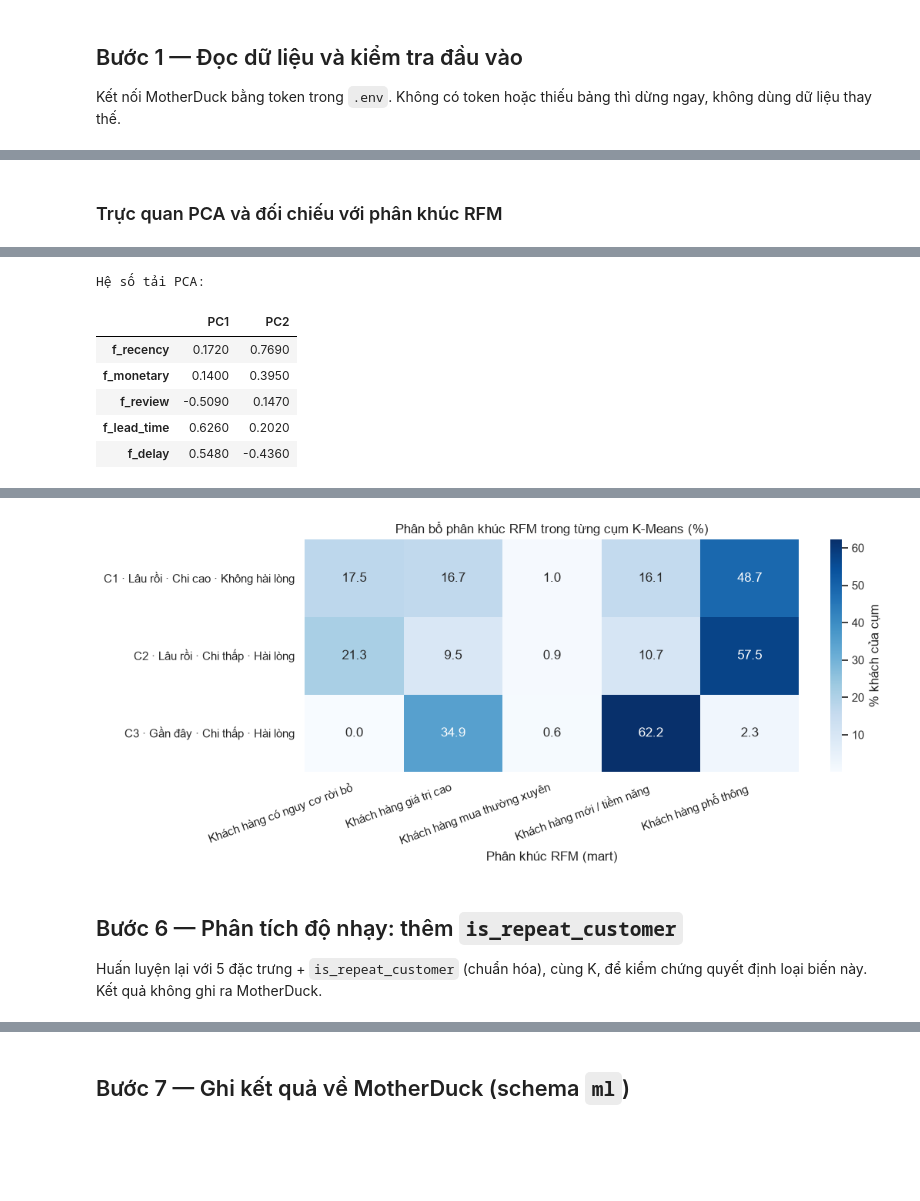
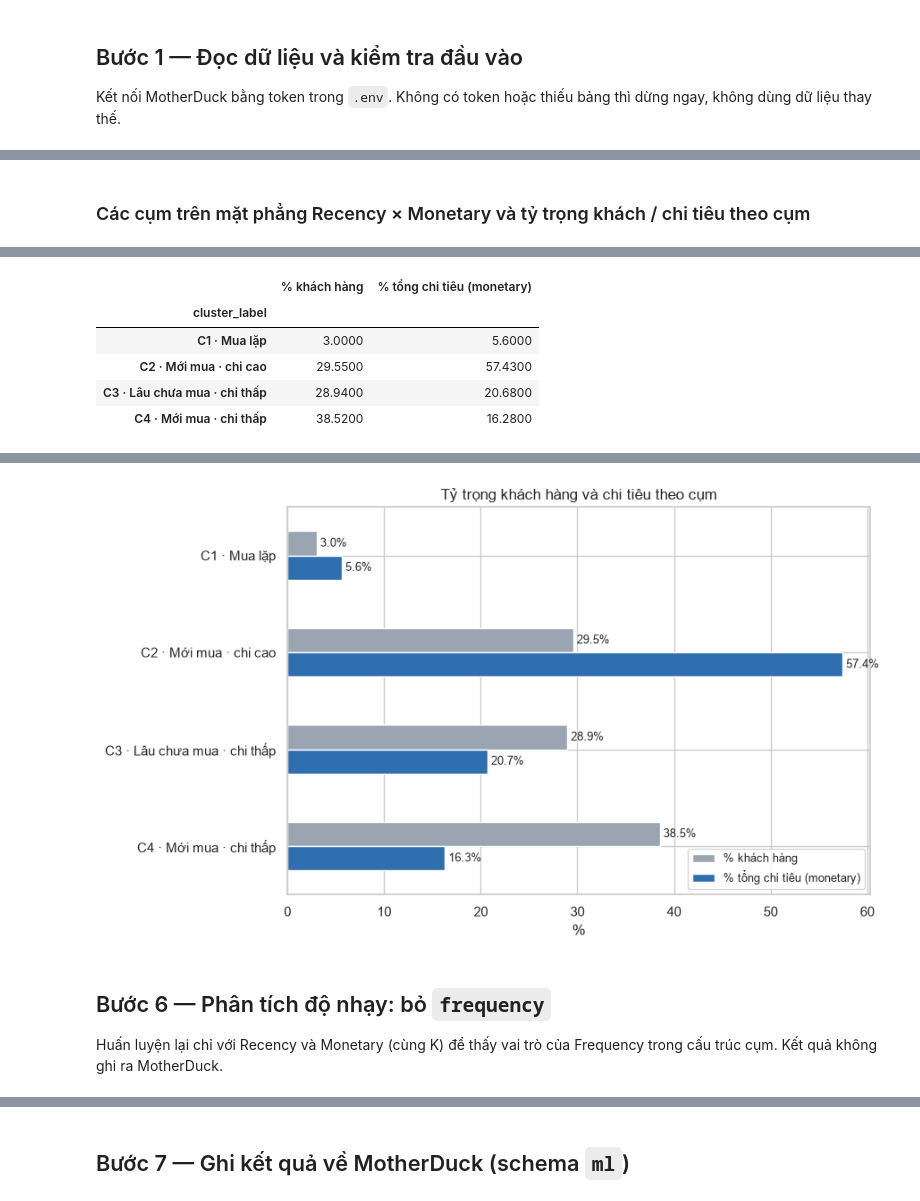
Before and after one commit to ngmaianhz/Data-Warehouse, a Jupyter notebook: notebooks/04_ml_clustering.ipynb, the cells around one changed output, grey strips where cells are left out. Cells and saved outputs as stored; diff of their text form; code cells hidden in the pictures; blank space fills up the shorter version.

```diff
--- a/notebooks/04_ml_clustering.ipynb
+++ b/notebooks/04_ml_clustering.ipynb
@@ -12,7 +16,6 @@ from datetime import datetime
 from pathlib import Path
 
 import duckdb
-import matplotlib
 import matplotlib.pyplot as plt
 import numpy as np
 import pandas as pd
@@ -20,21 +23,21 @@ import seaborn as sns
 import sklearn
 from dotenv import load_dotenv
 from sklearn.cluster import KMeans
-from sklearn.decomposition import PCA
 from sklearn.metrics import (adjusted_rand_score, calinski_harabasz_score,
                              davies_bouldin_score, silhouette_score)
 from sklearn.preprocessing import StandardScaler
 
 # ---- Cấu hình cố định ----
 RANDOM_STATE = 42
-FEATURE_SET_VERSION = "v1"
+FEATURE_SET_VERSION = "rfm_v1"
 K_RANGE = range(2, 11)          # đánh giá K = 2..10
 K_CHOICE_RANGE = (3, 8)         # chỉ chọn K trong 3..8
 MIN_CLUSTER_PCT = 2.0           # loại K có cụm nhỏ hơn 2% dân số
 SIL_SAMPLE = 10_000             # silhouette tính trên mẫu (O(n^2))
 N_INIT = 10
 ARI_THRESHOLD = 0.90
-INPUT_TABLE = "main_mart.mart_customer_360"
+RFM_TABLE = "main_mart.mart_customer_rfm"
+C360_TABLE = "main_mart.mart_customer_360"
 OUT_SCHEMA = "ml"
 EXPECTED_ROWS = 93_358
 
@@ -271,8 +262,9 @@ display(ari.round(4))
 MEAN_ARI = ari["ari_vs_seed_42"].mean()
 print(f"Mean ARI = {MEAN_ARI:.4f} ->", "ỔN ĐỊNH" if MEAN_ARI >= ARI_THRESHOLD else "CẢNH BÁO: dưới ngưỡng 0.90")
 
-order = (pd.Series(df["total_gmv"].values).groupby(raw_labels).median()
-         .sort_values(ascending=False).index.tolist())
+g0 = pd.DataFrame({"lab": raw_labels, "m": df["monetary"].values, "r": df["recency_days"].values})
+order = (g0.groupby("lab").agg(m=("m", "median"), r=("r", "median"))
+         .sort_values(["m", "r"], ascending=[False, True]).index.tolist())
 remap = {old: new for new, old in enumerate(order, start=1)}
 df["cluster_id"] = pd.Series(raw_labels).map(remap).values
 df["distance_to_centroid"] = dist
@@ -357,24 +371,26 @@ Median toàn bộ: recency = 218 ngày | GMV = 107.78 BRL | review TB = 4.15 | l
-# %% [markdown]
-### Trực quan PCA và đối chiếu với phân khúc RFM
+# %% [markdown]
+### Các cụm trên mặt phẳng Recency × Monetary và tỷ trọng khách / chi tiêu theo cụm
 # %%
-pca = PCA(n_components=2, random_state=RANDOM_STATE)
-Xp = pca.fit_transform(X)
 idx = np.random.RandomState(RANDOM_STATE).choice(len(df), 5000, replace=False)
+samp = df.iloc[idx]
 fig, ax = plt.subplots(figsize=(8, 6))
-sns.scatterplot(x=Xp[idx, 0], y=Xp[idx, 1], hue=df["cluster_label"].values[idx], s=12, alpha=0.6, ax=ax, palette="tab10")
-ev = pca.explained_variance_ratio_ * 100
-ax.set(xlabel=f"PC1 ({ev[0]:.1f}% phương sai)", ylabel=f"PC2 ({ev[1]:.1f}% phương sai)",
-       title="Các cụm trên không gian PCA 2 chiều (mẫu 5,000 khách)")
+sns.scatterplot(data=samp, x="recency_days", y="monetary", hue="cluster_label",
+                size=samp["frequency"].clip(upper=4), sizes=(12, 80), alpha=0.6, ax=ax, palette="tab10")
+ax.set_yscale("log")
+ax.set(xlabel="Recency (ngày từ lần mua cuối)", ylabel="Monetary (BRL, thang log)",
+       title="Các cụm trên Recency × Monetary (mẫu 5,000 khách; cỡ điểm = số đơn)")
 ax.legend(fontsize=8, loc="best")
-plt.tight_layout(); fig.savefig(FIG_DIR / "05_pca_scatter.png", dpi=150); plt.show()
-print("Hệ số tải PCA:")
-display(pd.DataFrame(pca.components_.T, index=FEATURES, columns=["PC1", "PC2"]).round(3))
+plt.tight_layout(); fig.savefig(FIG_DIR / "05_cluster_scatter.png", dpi=150); plt.show()
 
-ct = pd.crosstab(df["cluster_label"], df["segment"], normalize="index") * 100
-display(ct.round(1))
-fig, ax = plt.subplots(figsize=(11, 1.1 * FINAL_K + 1.5))
-sns.heatmap(ct, annot=True, fmt=".1f", cmap="Blues", ax=ax, cbar_kws={"label": "% khách của cụm"})
-ax.set(title="Phân bổ phân khúc RFM trong từng cụm K-Means (%)", xlabel="Phân khúc RFM (mart)", ylabel="")
-plt.xticks(rotation=20, ha="right")
-plt.tight_layout(); fig.savefig(FIG_DIR / "06_cluster_vs_rfm_segment.png", dpi=150); plt.show()
+share = profile.set_index("cluster_label")[["pct_customers", "pct_monetary"]]
+share.columns = ["% khách hàng", "% tổng chi tiêu (monetary)"]
+display(share.round(2))
+fig, ax = plt.subplots(figsize=(9, 0.9 * FINAL_K + 1.8))
+share.plot.barh(ax=ax, color=["#9aa5b1", "#2f6fb0"])
+for cont in ax.containers:
+    ax.bar_label(cont, fmt="%.1f%%", padding=3, fontsize=9)
+ax.invert_yaxis()
+ax.set(xlabel="%", ylabel="", title="Tỷ trọng khách hàng và chi tiêu theo cụm")
+ax.legend(loc="lower right", fontsize=9)
+plt.tight_layout(); fig.savefig(FIG_DIR / "06_cluster_share.png", dpi=150); plt.show()
 # %% [output]
@@ -382,7 +398,6 @@ plt.tight_layout(); fig.savefig(FIG_DIR / "06_cluster_vs_rfm_segment.png", dpi=1
-Hệ số tải PCA:
-|  | PC1 | PC2 |
-| f_recency | 0.1720 | 0.7690 |
-| f_monetary | 0.1400 | 0.3950 |
-| f_review | -0.5090 | 0.1470 |
-| f_lead_time | 0.6260 | 0.2020 |
-| f_delay | 0.5480 | -0.4360 |
+|  | % khách hàng | % tổng chi tiêu (monetary) |
+| cluster_label |  |  |
+| C1 · Mua lặp | 3.0000 | 5.6000 |
+| C2 · Mới mua · chi cao | 29.5500 | 57.4300 |
+| C3 · Lâu chưa mua · chi thấp | 28.9400 | 20.6800 |
+| C4 · Mới mua · chi thấp | 38.5200 | 16.2800 |
@@ -394,5 +404,5 @@ Hệ số tải PCA:
-[figure, old version]
+[figure, new version]
 # %% [markdown]
-## Bước 6 — Phân tích độ nhạy: thêm `is_repeat_customer`
-Huấn luyện lại với 5 đặc trưng + `is_repeat_customer` (chuẩn hóa), cùng K, để kiểm chứng quyết định loại biến này. Kết quả không ghi ra MotherDuck.
+## Bước 6 — Phân tích độ nhạy: bỏ `frequency`
+Huấn luyện lại chỉ với Recency và Monetary (cùng K) để thấy vai trò của Frequency trong cấu trúc cụm. Kết quả không ghi ra MotherDuck.
 # %%
```
Also changed, not shown: parts of 17 cells of this notebook, 20 other files.
